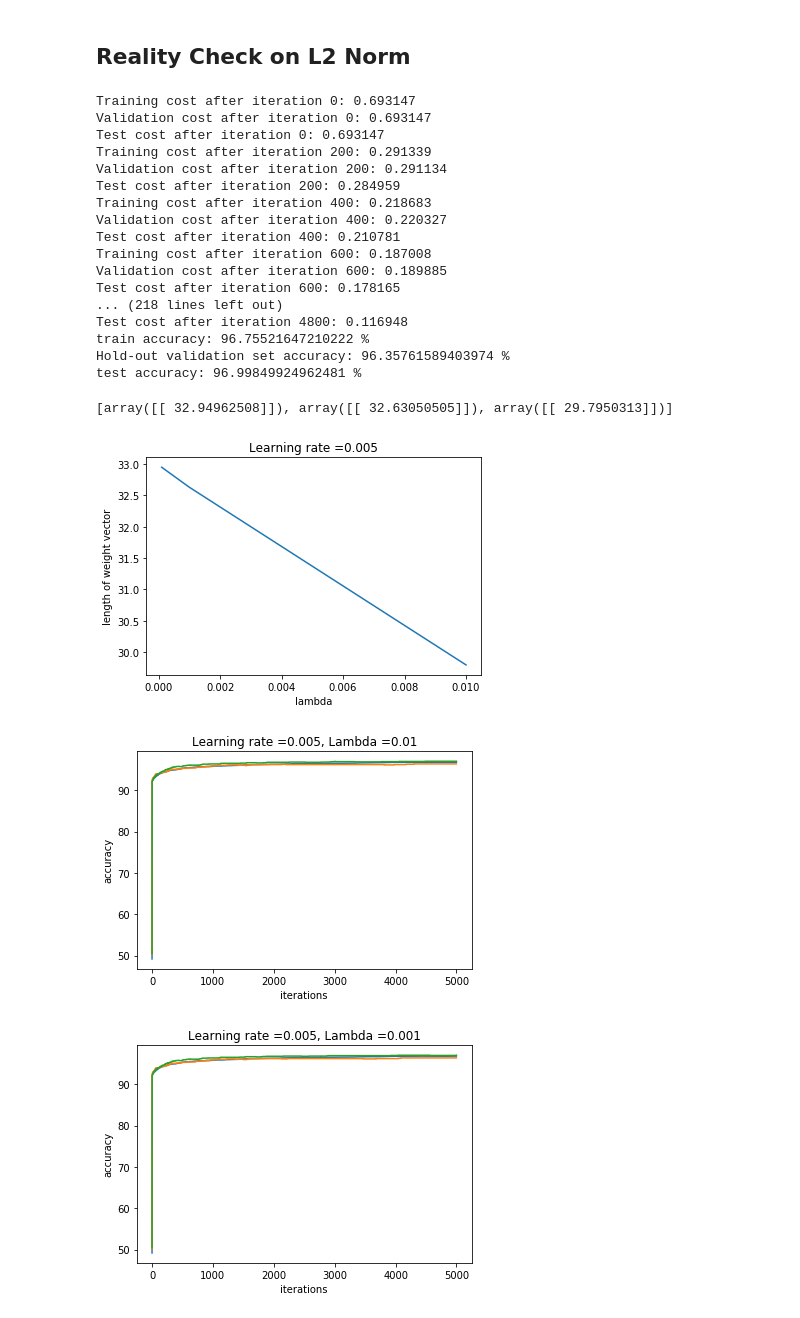
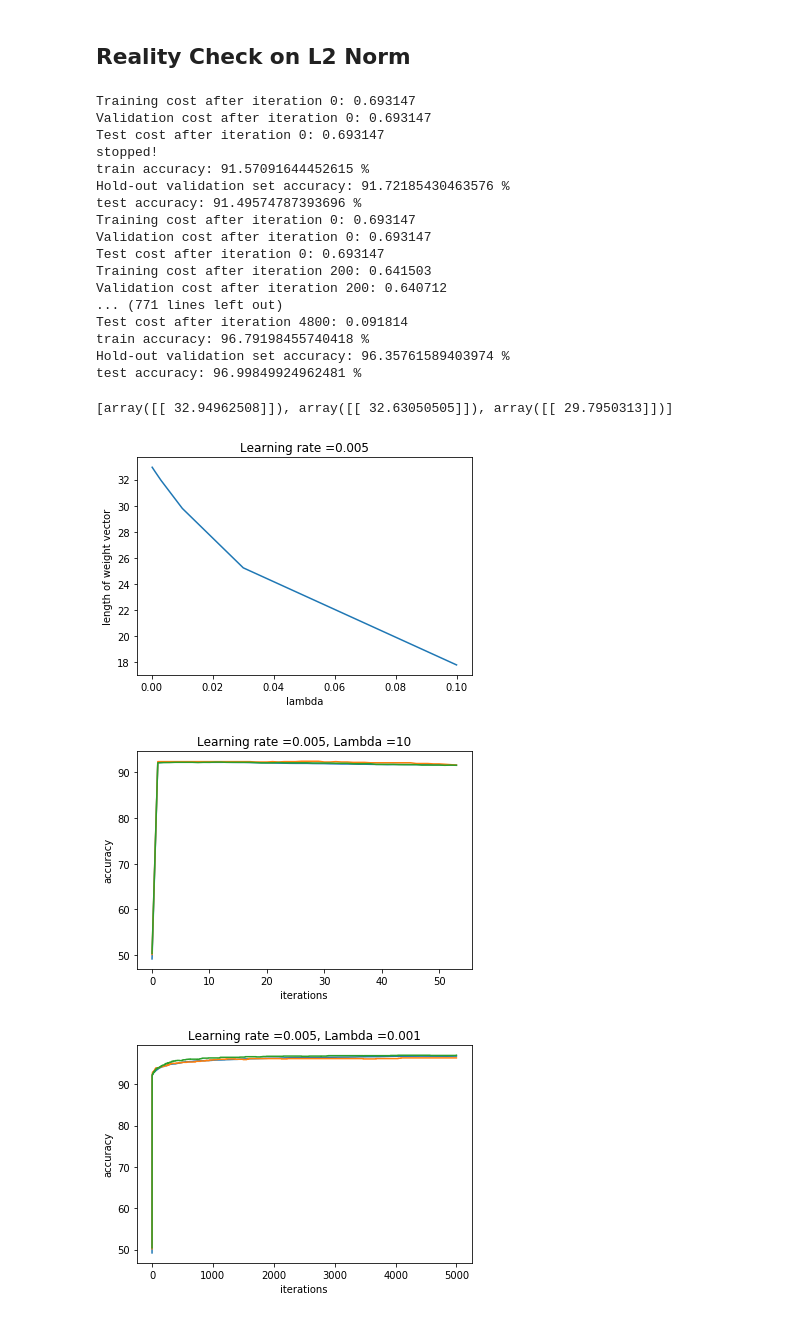
Before and after one commit to ShilinC/Log_Soft_PA1, a Jupyter notebook: CSE253_PA1.ipynb, the cells around one changed output. Drawn from its saved outputs; the diff is of its cells as text; code cells hidden in the pictures.

```diff
--- a/CSE253_PA1.ipynb
+++ b/CSE253_PA1.ipynb
@@ -290,12 +290,12 @@ def optimize(w, b, X, Y, X_val, Y_val, X_test, Y_test, lambda_reg, reg_type, num
             prediction_accuracy_early_val.append(val_temp_accuracy)
             prediction_accuracy_early_test.append(test_temp_accuracy)
 
-            if np.array(prediction_accuracy_early_val).shape[0] > 2:
-                if prediction_accuracy_early_val[i] < prediction_accuracy_early_val[i-1] and prediction_accuracy_early_val[i-1] < prediction_accuracy_early_val[i-2]:
+            if np.array(prediction_accuracy_early_val).shape[0] > 3:
+                if prediction_accuracy_early_val[i] < prediction_accuracy_early_val[i-1] and prediction_accuracy_early_val[i-1] < prediction_accuracy_early_val[i-2] and prediction_accuracy_early_val[i-2] < prediction_accuracy_early_val[i-3]:
                     w = w_prevprev
                     b = b_prevprev
                     print('stopped!')
-                    #break
+                    break
 
 
         grads, cost = propagate(w, b, X, Y, lambda_reg, reg_type)
@@ -616,7 +617,7 @@ plt.imshow(w.reshape([28,28]))
 # %% [markdown]
 ## Reality Check on L1 Weight Norm
 # %%
-lambda_cand = [0.01, 0.001, 0.0001]
+lambda_cand = [100, 10, 1, 0.3, 0.1, 0.03, 0.01, 0.003, 0.001, 0.0003, 0.0001]
 norm_len = []
 accuracy_train_L1 = []
 accuracy_val_L1 = []
@@ -624,7 +625,7 @@ accuracy_test_L1 = []
 w_L1_lambda = []
 final_test_set_accuracy_L1 = []
 
-for i in range(0,3):
+for i in range(0,11):
     d = model(train_set_x, train_set_y, validation_set_x, validation_set_y, test_set_x, test_set_y, lambda_reg = lambda_cand[i], reg_type = 1, num_iterations = 5000, learning_rate = 0.005, print_cost = False, early_stopping = True)
     w = d["w"]
     w_L1_lambda.append(w)
@@ -750,3 +750,7 @@ plt.imshow(w.reshape([28,28]))
 (784, 1)
 <matplotlib.image.AxesImage at 0x...>
 [figure]
+# %%
+w = np.array(w_L1_lambda[10])
+print(w.shape)
+plt.imshow(w.reshape([28,28]))
@@ -753,7 +761,7 @@ plt.imshow(w.reshape([28,28]))
 # %% [markdown]
 ## Reality Check on L2 Norm
 # %%
-lambda_cand = [0.0001, 0.001, 0.01]
+lambda_cand = [100, 10, 1, 0.3, 0.1, 0.03, 0.01, 0.003, 0.001, 0.0003, 0.0001]
 norm_len = []
 accuracy_train_L2 = []
 accuracy_val_L2 = []
@@ -761,7 +769,7 @@ accuracy_test_L2 = []
 final_test_set_accuracy_L2 = []
 w_L2_lambda = []
 
-for i in range(0,3):
+for i in range(0,11):
     d = model(train_set_x, train_set_y, validation_set_x, validation_set_y, test_set_x, test_set_y, lambda_reg = lambda_cand[i], reg_type = 2, num_iterations = 5000, learning_rate = 0.005, print_cost = False, early_stopping = True)
     w = d["w"]
     w_L2_lambda.append(w)
@@ -774,18 +782,18 @@ for i in range(0,3):
 Training cost after iteration 0: 0.693147
 Validation cost after iteration 0: 0.693147
 Test cost after iteration 0: 0.693147
-Training cost after iteration 200: 0.291339
-Validation cost after iteration 200: 0.291134
-Test cost after iteration 200: 0.284959
-Training cost after iteration 400: 0.218683
-Validation cost after iteration 400: 0.220327
-Test cost after iteration 400: 0.210781
-Training cost after iteration 600: 0.187008
-Validation cost after iteration 600: 0.189885
-Test cost after iteration 600: 0.178165
-... (218 lines left out)
-Test cost after iteration 4800: 0.116948
-train accuracy: 96.75521647210222 %
+stopped!
+train accuracy: 91.57091644452615 %
+Hold-out validation set accuracy: 91.72185430463576 %
+test accuracy: 91.49574787393696 %
+Training cost after iteration 0: 0.693147
+Validation cost after iteration 0: 0.693147
+Test cost after iteration 0: 0.693147
+Training cost after iteration 200: 0.641503
+Validation cost after iteration 200: 0.640712
+... (771 lines left out)
+Test cost after iteration 4800: 0.091814
+train accuracy: 96.79198455740418 %
 Hold-out validation set accuracy: 96.35761589403974 %
 test accuracy: 96.99849924962481 %
 # %%
@@ -793,27 +801,27 @@ print(norm_len)
 # %% [output]
 [array([[ 32.94962508]]), array([[ 32.63050505]]), array([[ 29.7950313]])]
 # %%
-plt.plot(np.squeeze(np.array([0.0001,0.001,0.01]).reshape(1,3)),np.squeeze(np.array(norm_len).reshape(1,3)))
+plt.plot(np.squeeze(np.array([0.1, 0.03, 0.01, 0.003, 0.001, 0.0003, 0.0001]).reshape(1,7)),np.squeeze(np.array(norm_len[4:11]).reshape(1,7)))
 plt.ylabel('length of weight vector')
 plt.xlabel('lambda')
 plt.title("Learning rate =" + str(d["learning_rate"]))
 plt.show()
 # %% [output]
-[figure, old version]
+[figure, new version]
 # %%
-accuracy_train_L2_red = np.squeeze(np.array(accuracy_train_L2)[2,:])
-accuracy_val_L2_red = np.squeeze(np.array(accuracy_val_L2)[2,:])
-accuracy_test_L2_red = np.squeeze(np.array(accuracy_test_L2)[2,:])
+accuracy_train_L2_red = np.squeeze(np.array(accuracy_train_L2)[0])
+accuracy_val_L2_red = np.squeeze(np.array(accuracy_val_L2)[0])
+accuracy_test_L2_red = np.squeeze(np.array(accuracy_test_L2)[0])
 
 plt.plot(accuracy_train_L2_red)
 plt.plot(accuracy_val_L2_red)
 plt.plot(accuracy_test_L2_red)
 plt.ylabel('accuracy')
 plt.xlabel('iterations')
-plt.title("Learning rate =" + str(d["learning_rate"]) + ", " + "Lambda =" + str(0.01))
+plt.title("Learning rate =" + str(d["learning_rate"]) + ", " + "Lambda =" + str(10))
 plt.show()
 # %% [output]
-[figure, old version]
+[figure, new version]
 # %%
 accuracy_train_L2_red = np.squeeze(np.array(accuracy_train_L2)[1,:])
 accuracy_val_L2_red = np.squeeze(np.array(accuracy_val_L2)[1,:])
```
Also changed, not shown: parts of 15 cells of this notebook, 23 other files.
